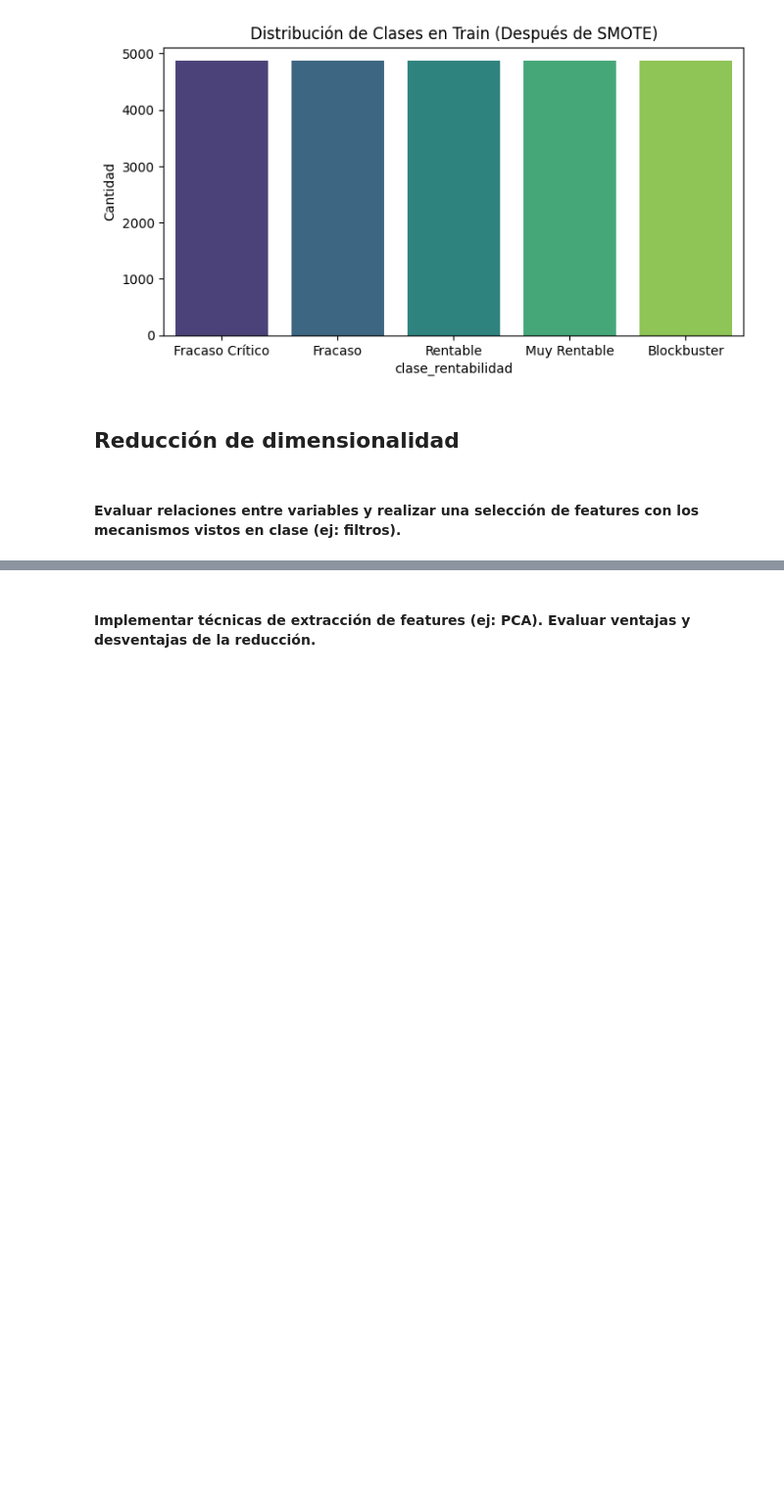
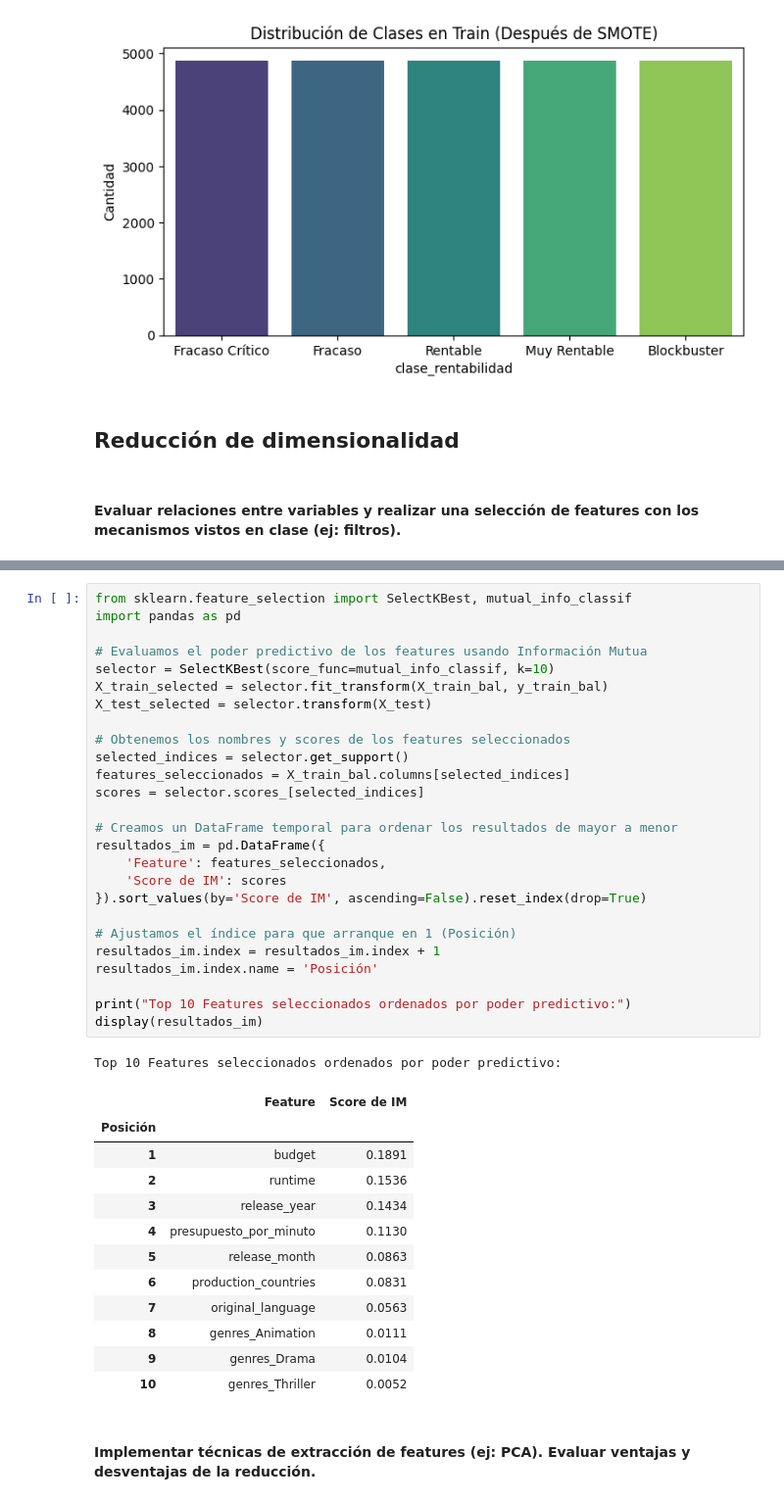
Before and after one commit to jbmild/ceia-add, a Jupyter notebook: tp.ipynb, the cells around one changed output, grey strips where cells are left out. Shown at 98% size. Saved outputs shown, nothing was run; the diff lists cells and outputs as text; blank space fills up the shorter version.

```diff
--- a/tp.ipynb
+++ b/tp.ipynb
@@ -752,2 +760,42 @@ Passing `palette` without assigning `hue` is deprecated and will be removed in v
+# %%
+from sklearn.feature_selection import SelectKBest, mutual_info_classif
+import pandas as pd
+
+# Evaluamos el poder predictivo de los features usando Información Mutua
+selector = SelectKBest(score_func=mutual_info_classif, k=10)
+X_train_selected = selector.fit_transform(X_train_bal, y_train_bal)
+X_test_selected = selector.transform(X_test)
+
+# Obtenemos los nombres y scores de los features seleccionados
+selected_indices = selector.get_support()
+features_seleccionados = X_train_bal.columns[selected_indices]
+scores = selector.scores_[selected_indices]
+
+# Creamos un DataFrame temporal para ordenar los resultados de mayor a menor
+resultados_im = pd.DataFrame({
+    'Feature': features_seleccionados,
+    'Score de IM': scores
+}).sort_values(by='Score de IM', ascending=False).reset_index(drop=True)
+
+# Ajustamos el índice para que arranque en 1 (Posición)
+resultados_im.index = resultados_im.index + 1
+resultados_im.index.name = 'Posición'
+
+print("Top 10 Features seleccionados ordenados por poder predictivo:")
+display(resultados_im)
+# %% [output]
+Top 10 Features seleccionados ordenados por poder predictivo:
+|  | Feature | Score de IM |
+| Posición |  |  |
+| 1 | budget | 0.1891 |
+| 2 | runtime | 0.1536 |
+| 3 | release_year | 0.1434 |
+| 4 | presupuesto_por_minuto | 0.1130 |
+| 5 | release_month | 0.0863 |
+| 6 | production_countries | 0.0831 |
+| 7 | original_language | 0.0563 |
+| 8 | genres_Animation | 0.0111 |
+| 9 | genres_Drama | 0.0104 |
+| 10 | genres_Thriller | 0.0052 |
 # %% [markdown]
 #### Implementar técnicas de extracción de features (ej: PCA). Evaluar ventajas y desventajas de la reducción.
```
Also changed, not shown: parts of 7 cells of this notebook.
